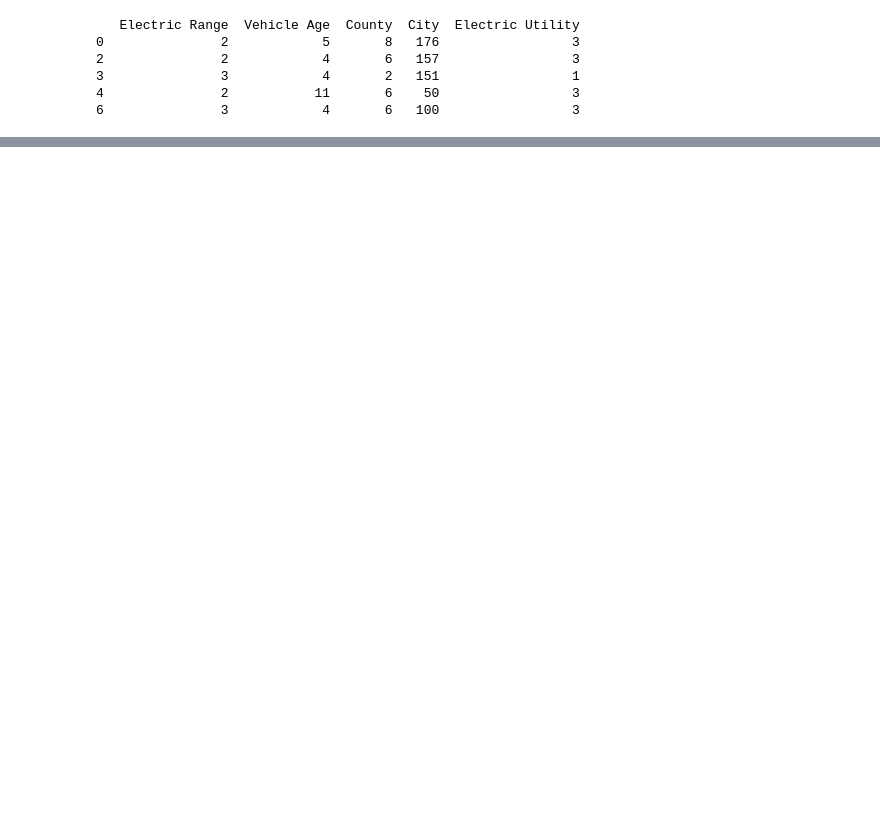
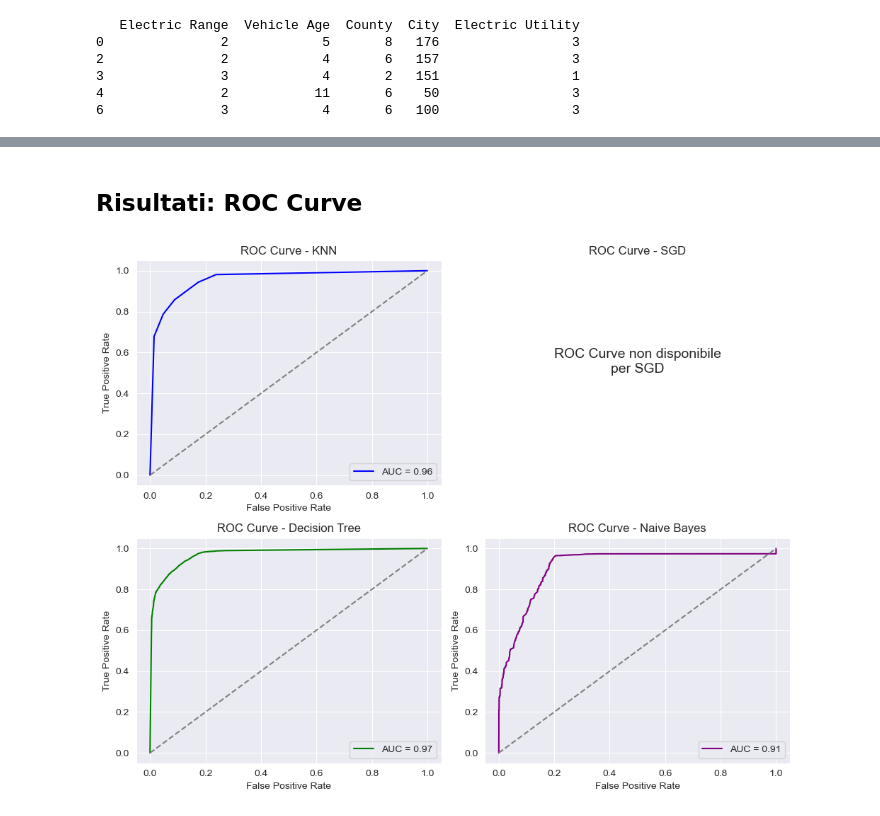
Before and after one commit to Anziano90/siamoTesi, a Jupyter notebook: my_notebook.ipynb, the cells around one changed output, grey strips where cells are left out. Drawn from its saved outputs; the diff is of its cells as text; code cells hidden in the pictures; blank space fills up the shorter version.

```diff
--- a/my_notebook.ipynb
+++ b/my_notebook.ipynb
@@ -927,0 +1058,19 @@ weighted avg       0.91      0.91      0.91     13940
+# %%
+from sklearn.naive_bayes import GaussianNB
+
+# Modello Naive Bayes
+nb = GaussianNB()
+
+# Addestra il modello
+nb.fit(X_train_mod, y_train_mod)
+
+# Previsioni
+y_pred_nb = nb.predict(X_test_mod)
+y_pred_proba_nb = nb.predict_proba(X_test_mod)[:, 1]
+
+# Report di classificazione
+print("Classification Report - Naive Bayes:\n", classification_report(y_test_mod, y_pred_nb))
+
+# Curve ROC
+fpr_nb, tpr_nb, _ = roc_curve(y_test_mod, y_pred_proba_nb)
+roc_auc_nb = auc(fpr_nb, tpr_nb)
@@ -927,0 +1087,39 @@ weighted avg       0.91      0.91      0.91     13940
+# %% [markdown]
+## Risultati: ROC Curve
+# %%
+# Plot delle Curve ROC per tutti i modelli
+fig, axes = plt.subplots(2, 2, figsize=(10, 8))
+
+# KNN
+axes[0, 0].plot(fpr_knn, tpr_knn, label=f'AUC = {roc_auc_knn:.2f}', color='blue')
+axes[0, 0].plot([0, 1], [0, 1], linestyle="--", color="gray")
+axes[0, 0].set_title('ROC Curve - KNN')
+axes[0, 0].set_xlabel('False Positive Rate')
+axes[0, 0].set_ylabel('True Positive Rate')
+axes[0, 0].legend()
+
+# SGD (ROC non disponibile)
+axes[0, 1].text(0.5, 0.5, 'ROC Curve non disponibile\nper SGD', fontsize=14, ha='center')
+axes[0, 1].set_title('ROC Curve - SGD')
+axes[0, 1].axis('off')
+
+# Decision Tree
+axes[1, 0].plot(fpr_dt, tpr_dt, label=f'AUC = {roc_auc_dt:.2f}', color='green')
+axes[1, 0].plot([0, 1], [0, 1], linestyle="--", color="gray")
+axes[1, 0].set_title('ROC Curve - Decision Tree')
+axes[1, 0].set_xlabel('False Positive Rate')
+axes[1, 0].set_ylabel('True Positive Rate')
+axes[1, 0].legend()
+
+# Naive Bayes
+axes[1, 1].plot(fpr_nb, tpr_nb, label=f'AUC = {roc_auc_nb:.2f}', color='purple')
+axes[1, 1].plot([0, 1], [0, 1], linestyle="--", color="gray")
+axes[1, 1].set_title('ROC Curve - Naive Bayes')
+axes[1, 1].set_xlabel('False Positive Rate')
+axes[1, 1].set_ylabel('True Positive Rate')
+axes[1, 1].legend()
+
+plt.tight_layout()
+plt.show()
+# %% [output]
+[figure, added]
```
Also changed, not shown: parts of 21 cells of this notebook.
